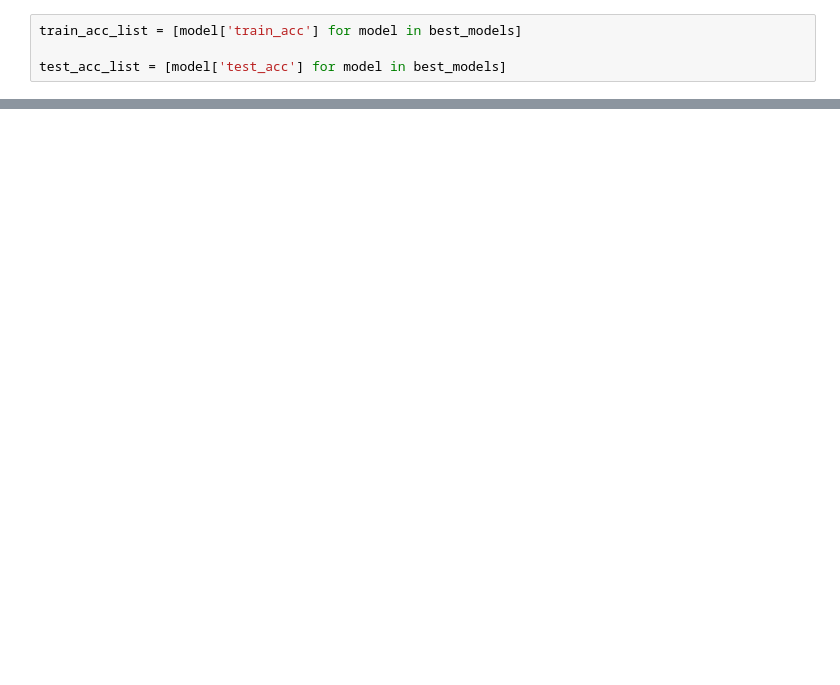
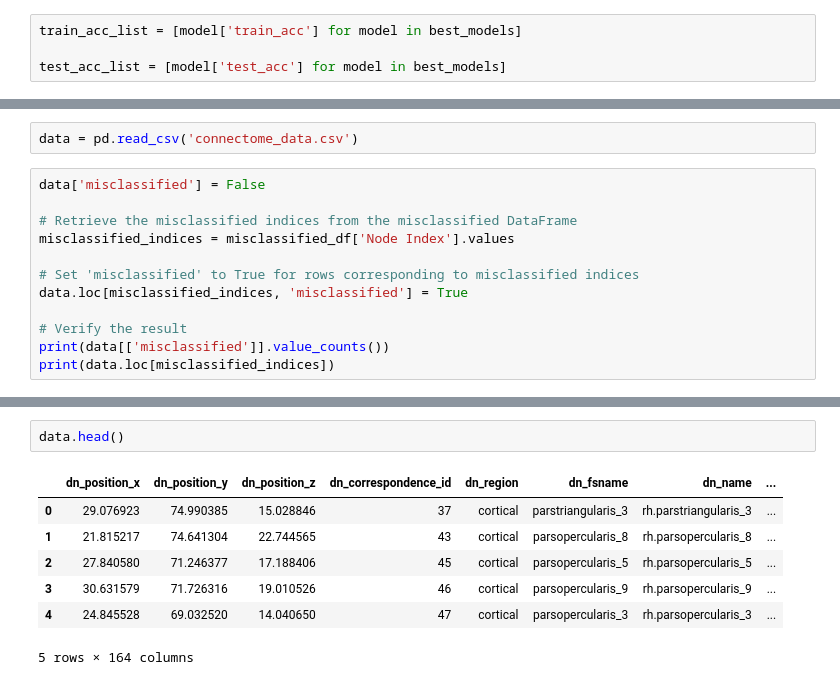
Before and after one commit to shamanth-kuthpadi/IS-modeling-connectomes, a Jupyter notebook: classifier.ipynb, the cells around one changed output, grey strips where cells are left out. Saved outputs shown, nothing was run; the diff lists cells and outputs as text; blank space fills up the shorter version.

```diff
--- a/classifier.ipynb
+++ b/classifier.ipynb
@@ -95,0 +215,14 @@ plt.show()
+# %%
+data = pd.read_csv('connectome_data.csv')
+# %%
+data['misclassified'] = False
+
+# Retrieve the misclassified indices from the misclassified DataFrame
+misclassified_indices = misclassified_df['Node Index'].values
+
+# Set 'misclassified' to True for rows corresponding to misclassified indices
+data.loc[misclassified_indices, 'misclassified'] = True
+
+# Verify the result
+print(data[['misclassified']].value_counts())
+print(data.loc[misclassified_indices])
@@ -95,0 +247,10 @@ plt.show()
+# %%
+data.head()
+# %% [output]
+|  | dn_position_x | dn_position_y | dn_position_z | dn_correspondence_id | dn_region | dn_fsname | dn_name | ... |
+| 0 | 29.076923 | 74.990385 | 15.028846 | 37 | cortical | parstriangularis_3 | rh.parstriangularis_3 | ... |
+| 1 | 21.815217 | 74.641304 | 22.744565 | 43 | cortical | parsopercularis_8 | rh.parsopercularis_8 | ... |
+| 2 | 27.840580 | 71.246377 | 17.188406 | 45 | cortical | parsopercularis_5 | rh.parsopercularis_5 | ... |
+| 3 | 30.631579 | 71.726316 | 19.010526 | 46 | cortical | parsopercularis_9 | rh.parsopercularis_9 | ... |
+| 4 | 24.845528 | 69.032520 | 14.040650 | 47 | cortical | parsopercularis_3 | rh.parsopercularis_3 | ... |
+5 rows × 164 columns
```
Also changed, not shown: parts of 7 cells of this notebook, 2 other files.
